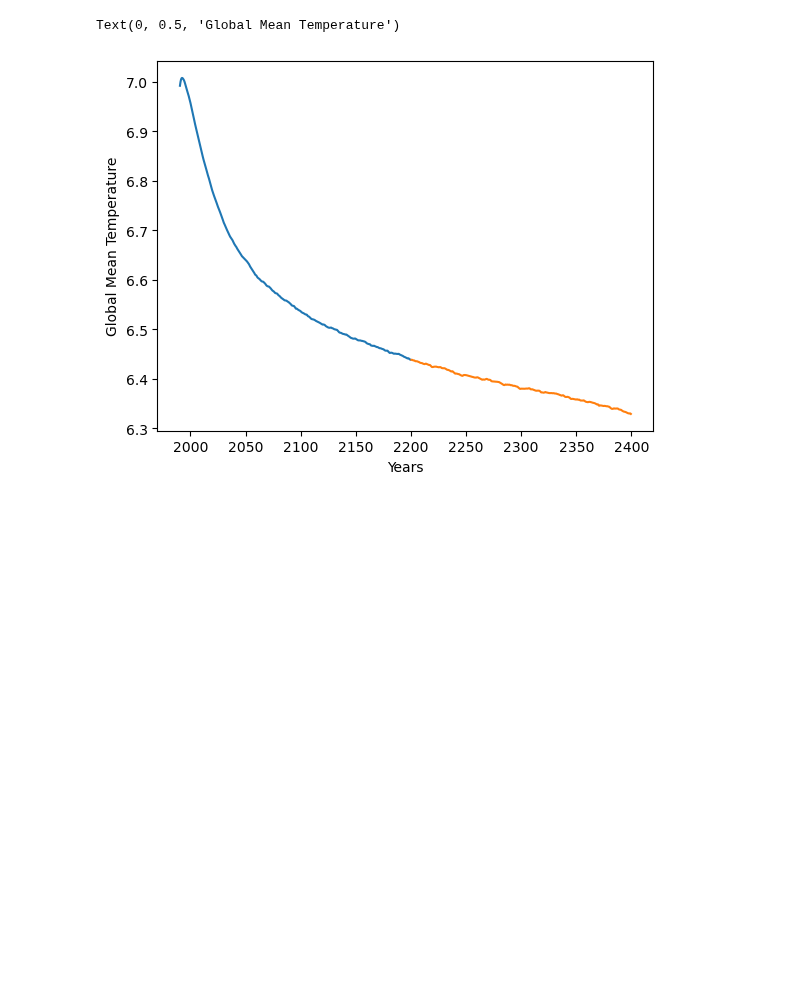
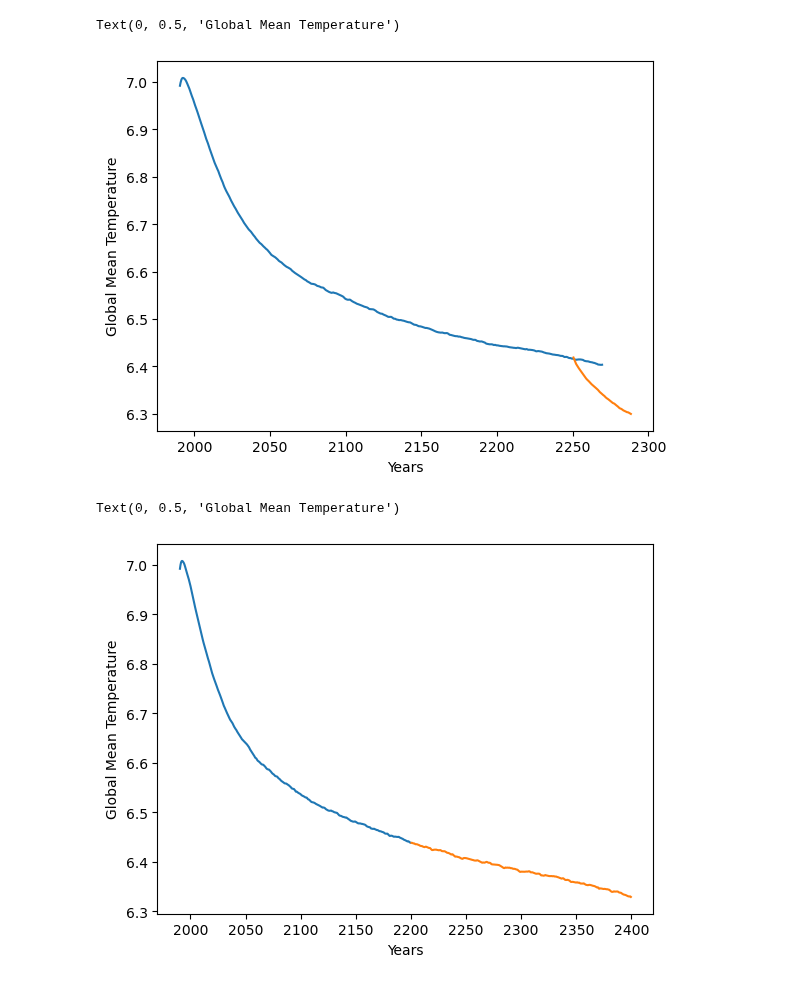
Before and after one commit to asozza/stece, a Jupyter notebook: goat/test_z001.ipynb, the cells around one changed output. Drawn from its saved outputs; the diff is of its cells as text; code cells hidden in the pictures; blank space fills up the shorter version.

```diff
--- a/goat/test_z001.ipynb
+++ b/goat/test_z001.ipynb
@@ -14,3 +22,11 @@ import goat_means as gm
+# %%
+gp.plot_ts_ma3d('sr00', 1990, 2270, 'to', 0, 1, 'norm')
+gp.plot_ts_ma3d('sr01', 1990, 2029, 'to', 260, 1, 'norm')
+plt.xlabel("Years")
+plt.ylabel("Global Mean Temperature")
+# %% [output]
+Text(0, 0.5, 'Global Mean Temperature')
+[figure, added]
 # %%
 gp.plot_ts_ma3d('z004', 1990, 2200, 'to', 1, 'norm')
 gp.plot_ts_ma3d('z004', 2200, 2400, 'to', 1, 'norm')
```
Also changed, not shown: parts of 1 cell of this notebook, 5 other files.
